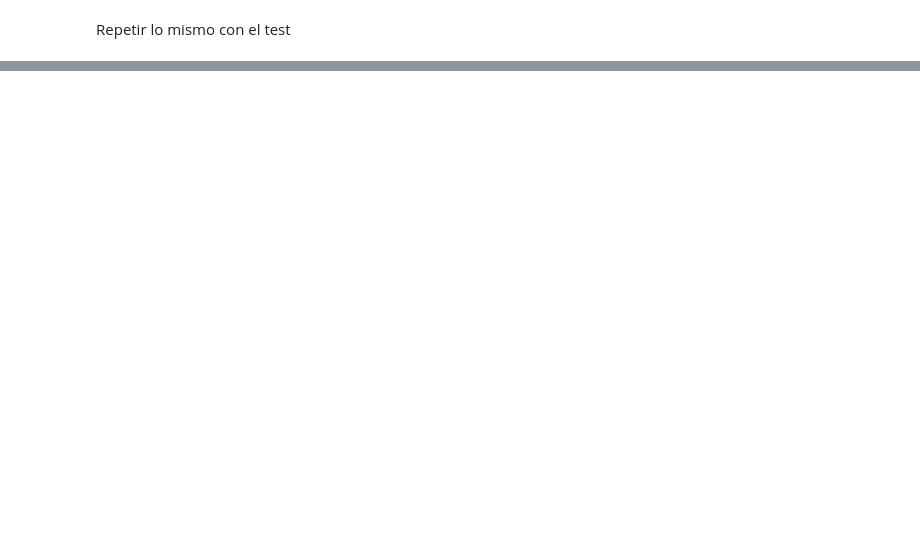
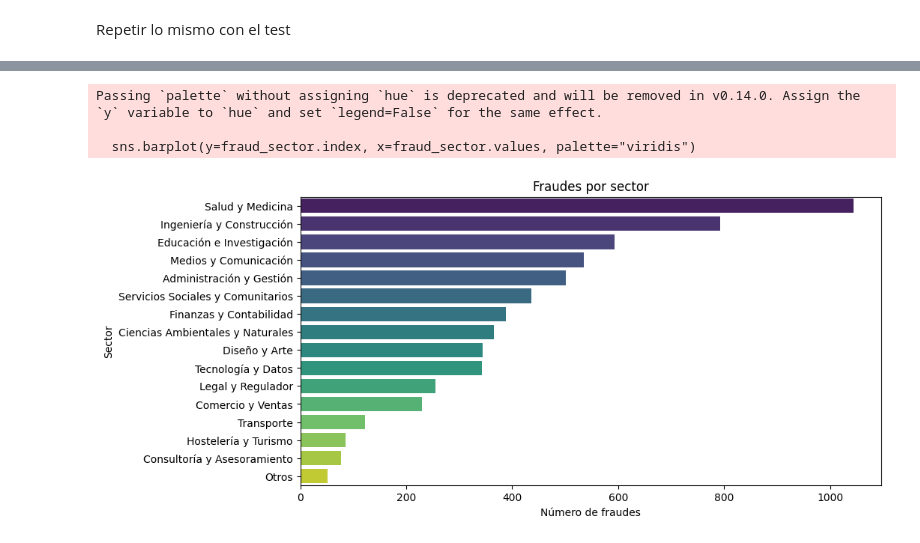
Before and after one commit to Omar-A18/Smart_Fraud_Detector, a Jupyter notebook: notebooks/cleaning_EDA.ipynb, the cells around one changed output, grey strips where cells are left out. Saved outputs shown, nothing was run; the diff lists cells and outputs as text; code cells hidden in the pictures; blank space fills up the shorter version.

```diff
--- a/notebooks/cleaning_EDA.ipynb
+++ b/notebooks/cleaning_EDA.ipynb
@@ -351,0 +653,21 @@ df_test
+# %%
+# Contar fraudes por sector
+fraud_sector = df[df["is_fraud"]==1]["sector"].value_counts()
+
+# Eliminar el sector 'other' si está presente
+if "other" in fraud_sector.index:
+    fraud_sector = fraud_sector.drop("other")
+
+# Graficar
+plt.figure(figsize=(10,5))
+sns.barplot(y=fraud_sector.index, x=fraud_sector.values, palette="viridis")
+
+plt.title("Fraudes por sector")
+plt.xlabel("Número de fraudes")
+plt.ylabel("Sector")
+plt.show()
+# %% [output]
+Passing `palette` without assigning `hue` is deprecated and will be removed in v0.14.0. Assign the `y` variable to `hue` and set `legend=False` for the same effect.
+
+  sns.barplot(y=fraud_sector.index, x=fraud_sector.values, palette="viridis")
+[figure, added]
```
Also changed, not shown: parts of 26 cells of this notebook, 2 other files.
